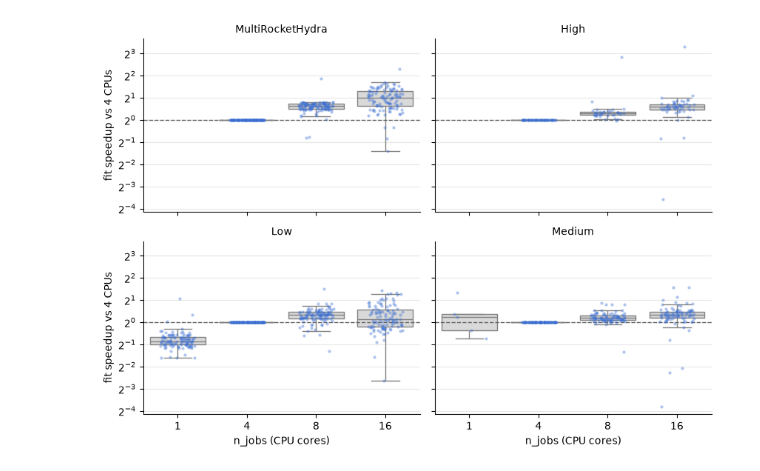
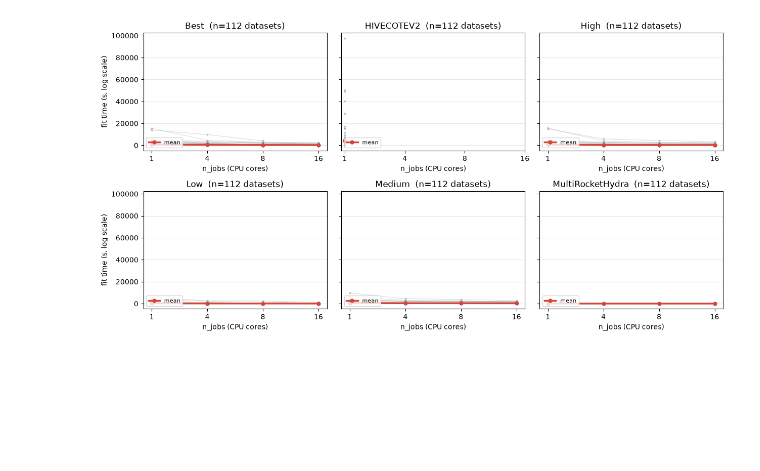
Before and after one commit to gasperpetelin/TSCbench, a Jupyter notebook: notebooks/083-timing-distributions.ipynb, the cells around one changed output. Saved outputs shown, nothing was run; the diff lists cells and outputs as text; code cells hidden in the pictures; blank space fills up the shorter version.

```diff
--- a/notebooks/083-timing-distributions.ipynb
+++ b/notebooks/083-timing-distributions.ipynb
@@ -4,7 +4,7 @@ from pathlib import Path
 
 import polars as pl
 
-TIMING_RESULTS = Path("..") / "timing_results"
+TIMING_RESULTS = Path("..") / "timing_results_tsp"
 
 UNIT_TO_S = {"MILLISECONDS": 1e-3, "SECONDS": 1.0, "NANOSECONDS": 1e-9, "MINUTES": 60.0}
 
@@ -201,33 +201,60 @@ shape: (14, 8)
 # %%
-g = sns.catplot(
-    data=scaling,
-    x="n_jobs",
-    y="speedup_vs_4cpu",
-    col="model_short",
-    kind="box",
-    col_wrap=2,
-    height=3,
-    aspect=1.4,
-    color="0.85",
-    linewidth=1,
-    fliersize=0,
+import numpy as np
+
+cpu_fit = cpu.with_columns(
+    pl.col("model")
+    .str.replace("TSCGlueEnhancedV4-", "")
+    .str.replace("-LogLoss-GPU", "")
+    .alias("model_short")
 )
-for model_short, ax in g.axes_dict.items():
-    sns.stripplot(
-        data=scaling.filter(pl.col("model_short") == model_short),
-        x="n_jobs",
-        y="speedup_vs_4cpu",
-        ax=ax,
-        color="#3b6fd4",
-        alpha=0.4,
-        size=3,
-        jitter=0.25,
+
+models = sorted(cpu_fit["model_short"].unique().to_list())
+jobs = sorted(cpu_fit["n_jobs"].unique().to_list())
+xpos = {j: i for i, j in enumerate(jobs)}
+
+ncols = 3
+nrows = -(-len(models) // ncols)
+fig, axes = plt.subplots(nrows, ncols, figsize=(4.2 * ncols, 3.2 * nrows), sharey=True)
+axes = np.atleast_1d(axes).ravel()
+
+for ax, model_short in zip(axes, models):
+    sub = cpu_fit.filter(pl.col("model_short") == model_short).sort("n_jobs")
+    for (_ds,), g in sub.group_by("dataset", maintain_order=True):
+        ax.plot(
+            [xpos[j] for j in g["n_jobs"]],
+            g["fit_s"],
+            color="0.6",
+            lw=0.6,
+            alpha=0.45,
+            marker="o",
+            ms=2,
+            zorder=1,
+        )
+    m = sub.group_by("n_jobs").agg(pl.col("fit_s").mean()).sort("n_jobs")
+    ax.plot(
+        [xpos[j] for j in m["n_jobs"]],
+        m["fit_s"],
+        color="#d4453b",
+        lw=2.5,
+        marker="o",
+        ms=5,
+        zorder=3,
+        label="mean",
     )
-    ax.axhline(1.0, color="0.4", lw=1, ls="--")
-    ax.set_yscale("log", base=2)
+    ax.set_xticks(range(len(jobs)))
+    ax.set_xticklabels([str(j) for j in jobs])
+    # ax.set_yscale("log")
+    ax.set_title(f"{model_short}  (n={sub['dataset'].n_unique()} datasets)")
+    ax.set_xlabel("n_jobs (CPU cores)")
     ax.grid(axis="y", alpha=0.3)
-g.set_titles("{col_name}")
-g.set_axis_labels("n_jobs (CPU cores)", "fit speedup vs 4 CPUs")
+    ax.legend(loc="lower left", fontsize=8)
+
+for ax in axes[len(models) :]:
+    ax.set_visible(False)
+for ax in axes[::ncols]:
+    ax.set_ylabel("fit time (s, log scale)")
+
+plt.tight_layout()
 plt.show()
 # %% [output]
-[figure, old version]
+[figure, new version]
```
Also changed, not shown: parts of 11 cells of this notebook, 12 other files.
